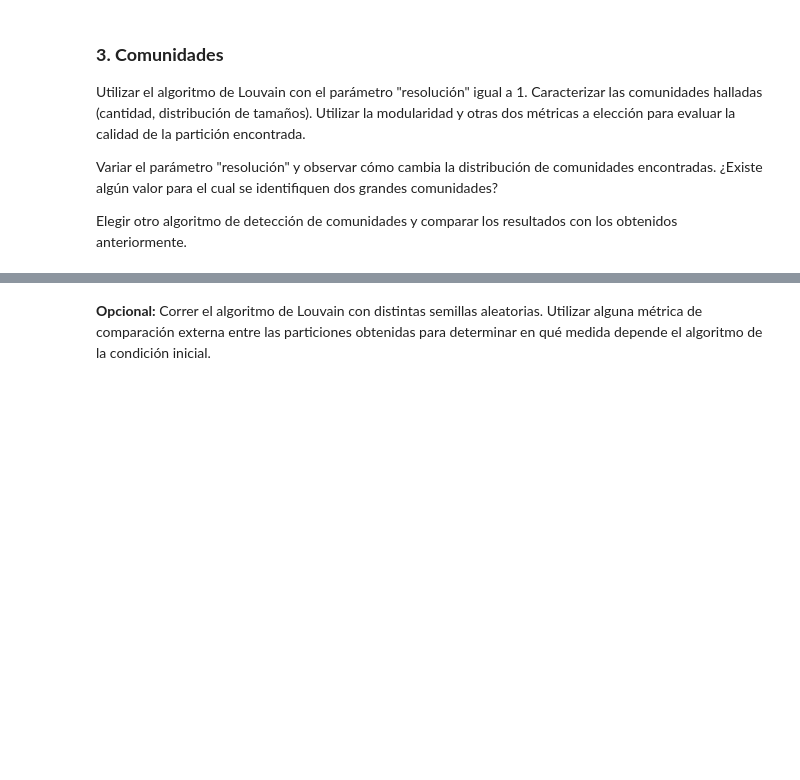
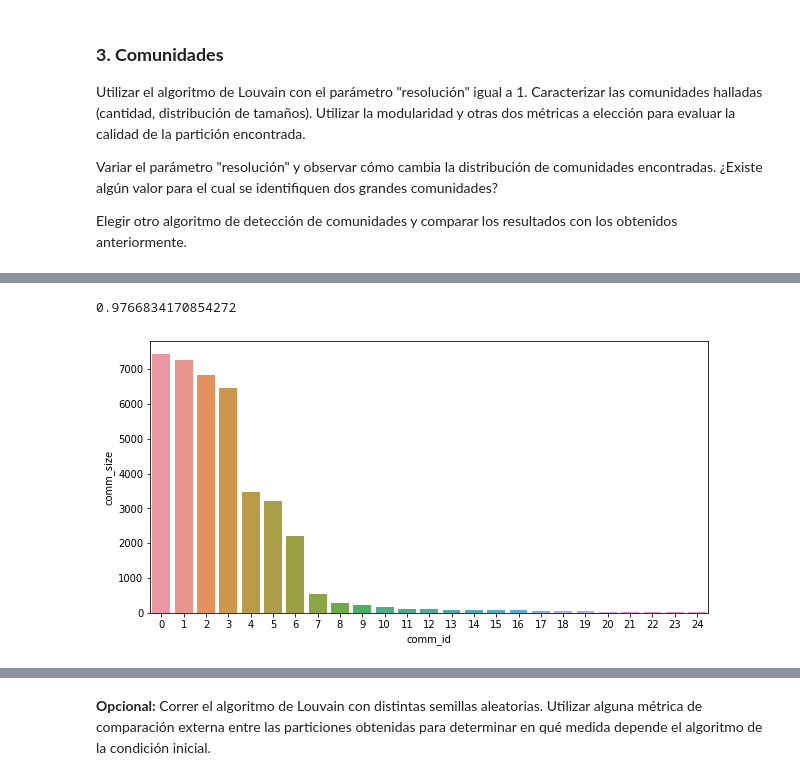
Before and after one commit to benjaminocampo/diplodatos_graphs, a Jupyter notebook: Practico1.ipynb, the cells around one changed output, grey strips where cells are left out. Saved outputs shown, nothing was run; the diff lists cells and outputs as text; code cells hidden in the pictures; blank space fills up the shorter version.

```diff
--- a/Practico1.ipynb
+++ b/Practico1.ipynb
@@ -479,0 +403,25 @@ NameError: name 'algorithms' is not defined
+# %%
+comm_df = pd.DataFrame({
+    "communities": comms.communities,
+    "comm_id": np.arange(0, len(comms.communities))
+})
+# %%
+comm_df = comm_df.assign(comm_size=comm_df["communities"].apply(lambda c: len(c)))
+# %%
+densest_communities_df = comm_df.sort_values(by="comm_size", ascending=False).head(25)
+# %%
+densest_communities_df = (densest_communities_df.assign(
+    percent_size=densest_communities_df["comm_size"].apply(
+        lambda size: size / larg_G.number_of_nodes())))
+# %%
+densest_communities_df["percent_size"].sum()
+# %% [output]
+0.9766834170854272
+# %%
+fig, ax = plt.subplots(figsize=(10, 5))
+sn.barplot(data=densest_communities_df,
+           x="comm_id",
+           y="comm_size")
+plt.show()
+# %% [output]
+[figure, added]
```
Also changed, not shown: parts of 24 cells of this notebook, 1 other file.
